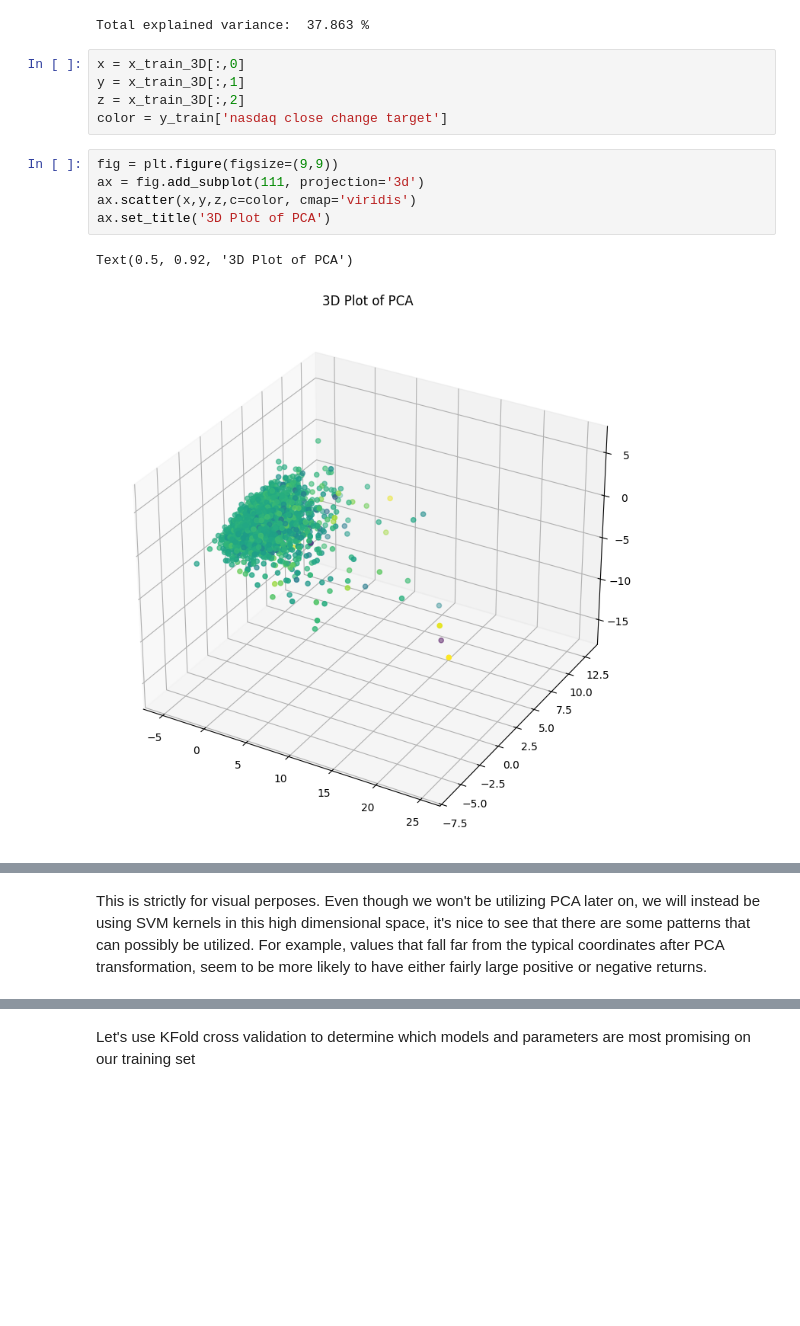
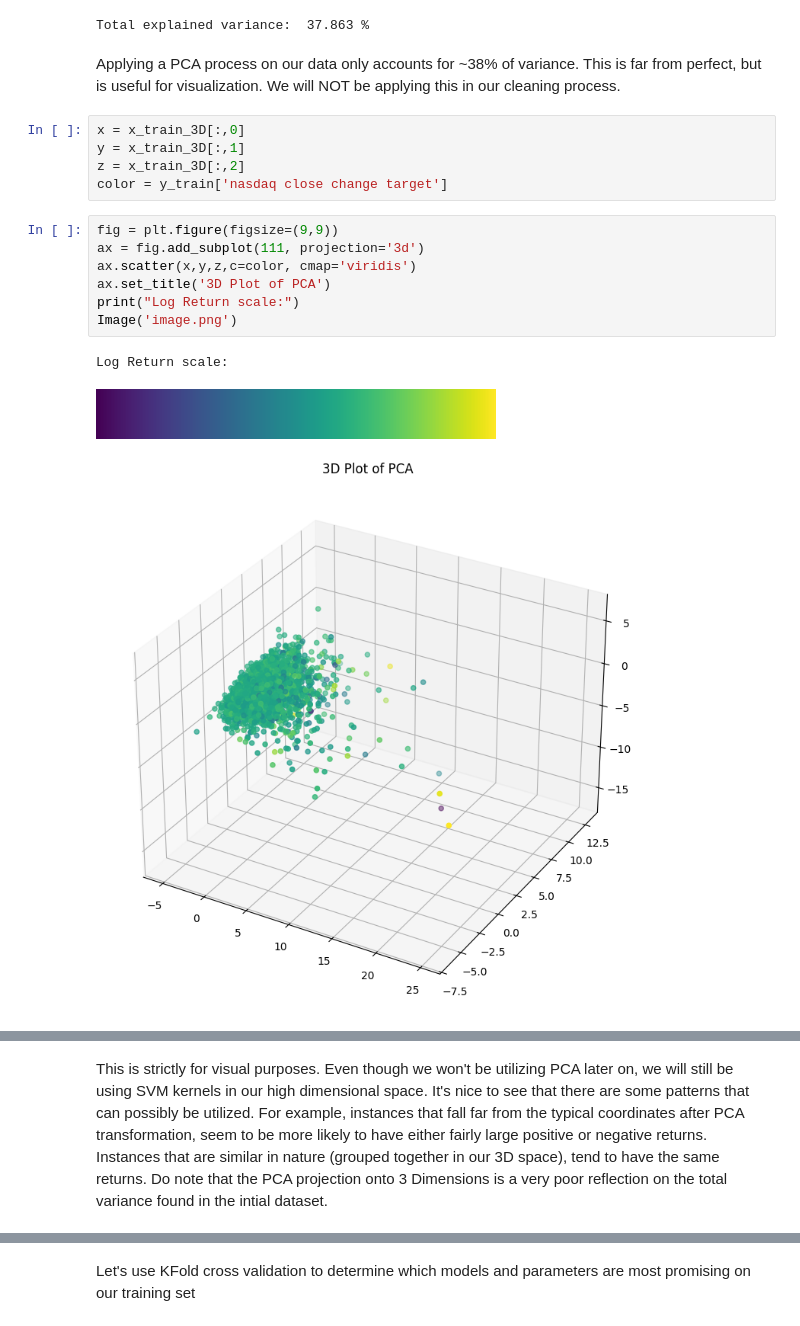
Before and after one commit to kklimov1/PriceRegressionPredictor, a Jupyter notebook: AssetAnalysisClean.ipynb, the cells around one changed output, grey strips where cells are left out. Drawn from its saved outputs; the diff is of its cells as text; blank space fills up the shorter version.

Commit message:
Cleaning second jupyter notebook and added random forest regressor

```diff
--- a/AssetAnalysisClean.ipynb
+++ b/AssetAnalysisClean.ipynb
@@ -384,6 +382,8 @@ x_train_3D = pca.fit_transform(x_train.iloc[:,1:])
 print("Total explained variance: ", np.round(100*np.sum(pca.explained_variance_ratio_),4), "%")
 # %% [output]
 Total explained variance:  37.863 %
+# %% [markdown]
+Applying a PCA process on our data only accounts for ~38% of variance. This is far from perfect, but is useful for visualization. We will NOT be applying this in our cleaning process.
 # %%
 x = x_train_3D[:,0]
 y = x_train_3D[:,1]
@@ -392,12 +392,15 @@ color = y_train['nasdaq close change target']
 # %%
 fig = plt.figure(figsize=(9,9))
 ax = fig.add_subplot(111, projection='3d')
 ax.scatter(x,y,z,c=color, cmap='viridis')
 ax.set_title('3D Plot of PCA')
+print("Log Return scale:")
+Image('image.png')
 # %% [output]
-Text(0.5, 0.92, '3D Plot of PCA')
+Log Return scale:
-[figure, old version]
+[figure, new version]
+[figure, added]
 # %% [markdown]
 ![image.png](attachment:image.png)
 # %% [markdown]
-This is strictly for visual perposes. Even though we won't be utilizing PCA later on, we will instead be using SVM kernels in this high dimensional space, it's nice to see that there are some patterns that can possibly be utilized. For example, values that fall far from the typical coordinates after PCA transformation, seem to be more likely to have either fairly large positive or negative returns.
+This is strictly for visual purposes. Even though we won't be utilizing PCA later on, we will still be using SVM kernels in our high dimensional space. It's nice to see that there are some patterns that can possibly be utilized. For example, instances that fall far from the typical coordinates after PCA transformation, seem to be more likely to have either fairly large positive or negative returns. Instances that are similar in nature (grouped together in our 3D space), tend to have the same returns. Do note that the PCA projection onto 3 Dimensions is a very poor reflection on the total variance found in the intial dataset.
```
Also changed, not shown: parts of 24 cells of this notebook, 1 other file.
